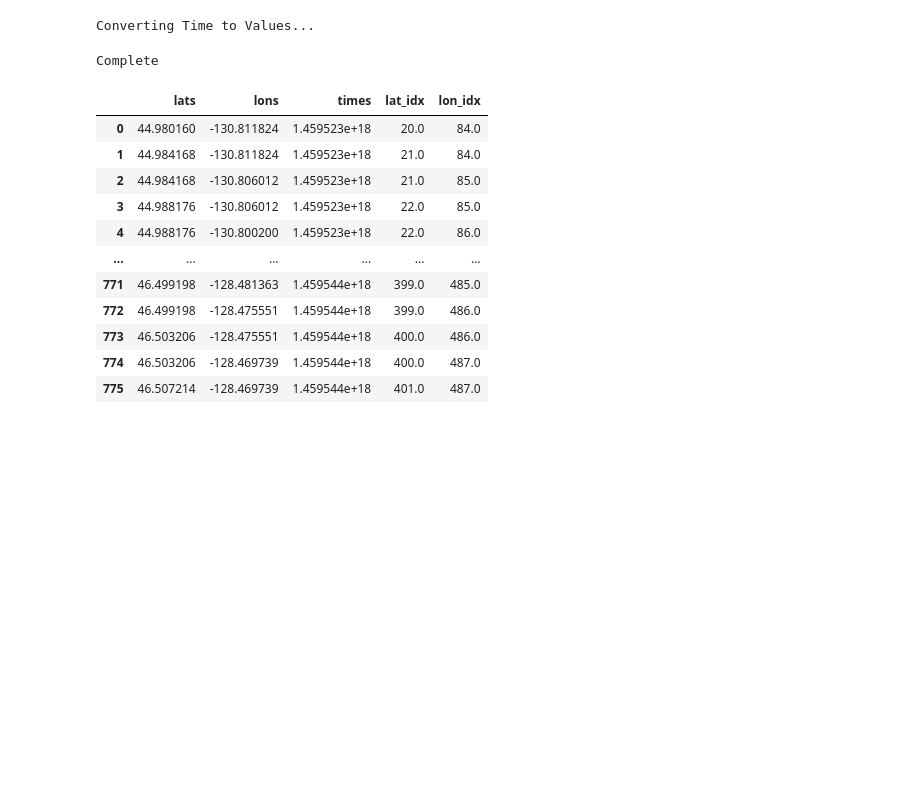
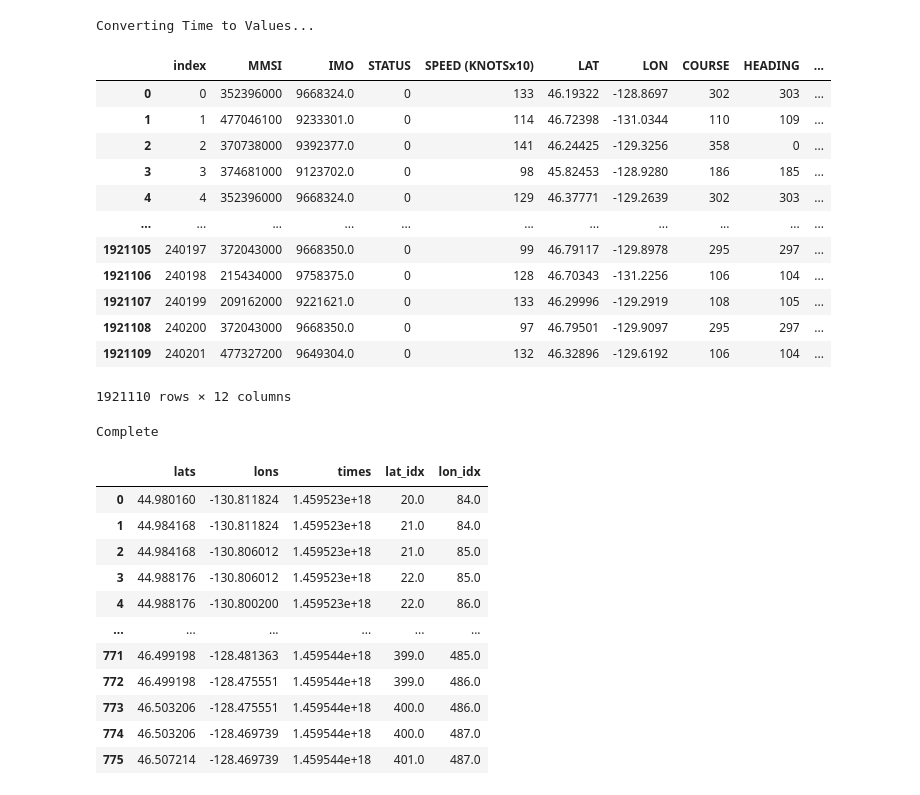
Before and after one commit to John-Ragland/AIS_data_analysis, a Jupyter notebook: Building AIS_tools.ipynb, the cells around one changed output. Drawn from its saved outputs; the diff is of its cells as text; code cells hidden in the pictures; blank space fills up the shorter version.

```diff
--- a/Building AIS_tools.ipynb
+++ b/Building AIS_tools.ipynb
@@ -20,8 +21,22 @@ import pickle
 %autoreload 2
 # %%
 df = AIS_tools.get_AIS_data()
+df
 # %% [output]
 Converting Time to Values...
+|  | index | MMSI | IMO | STATUS | SPEED (KNOTSx10) | LAT | LON | COURSE | HEADING | ... |
+| 0 | 0 | 352396000 | 9668324.0 | 0 | 133 | 46.19322 | -128.8697 | 302 | 303 | ... |
+| 1 | 1 | 477046100 | 9233301.0 | 0 | 114 | 46.72398 | -131.0344 | 110 | 109 | ... |
+| 2 | 2 | 370738000 | 9392377.0 | 0 | 141 | 46.24425 | -129.3256 | 358 | 0 | ... |
+| 3 | 3 | 374681000 | 9123702.0 | 0 | 98 | 45.82453 | -128.9280 | 186 | 185 | ... |
+| 4 | 4 | 352396000 | 9668324.0 | 0 | 129 | 46.37771 | -129.2639 | 302 | 303 | ... |
+| ... | ... | ... | ... | ... | ... | ... | ... | ... | ... | ... |
+| 1921105 | 240197 | 372043000 | 9668350.0 | 0 | 99 | 46.79117 | -129.8978 | 295 | 297 | ... |
+| 1921106 | 240198 | 215434000 | 9758375.0 | 0 | 128 | 46.70343 | -131.2256 | 106 | 104 | ... |
+| 1921107 | 240199 | 209162000 | 9221621.0 | 0 | 133 | 46.29996 | -129.2919 | 108 | 105 | ... |
+| 1921108 | 240200 | 372043000 | 9668350.0 | 0 | 97 | 46.79501 | -129.9097 | 295 | 297 | ... |
+| 1921109 | 240201 | 477327200 | 9649304.0 | 0 | 132 | 46.32896 | -129.6192 | 106 | 104 | ... |
+1921110 rows × 12 columns
 # %%
 ship_passes = AIS_tools.single_ship_pass(df)
 # %% [output]
```
Also changed, not shown: parts of 43 cells of this notebook, 3 other files.
